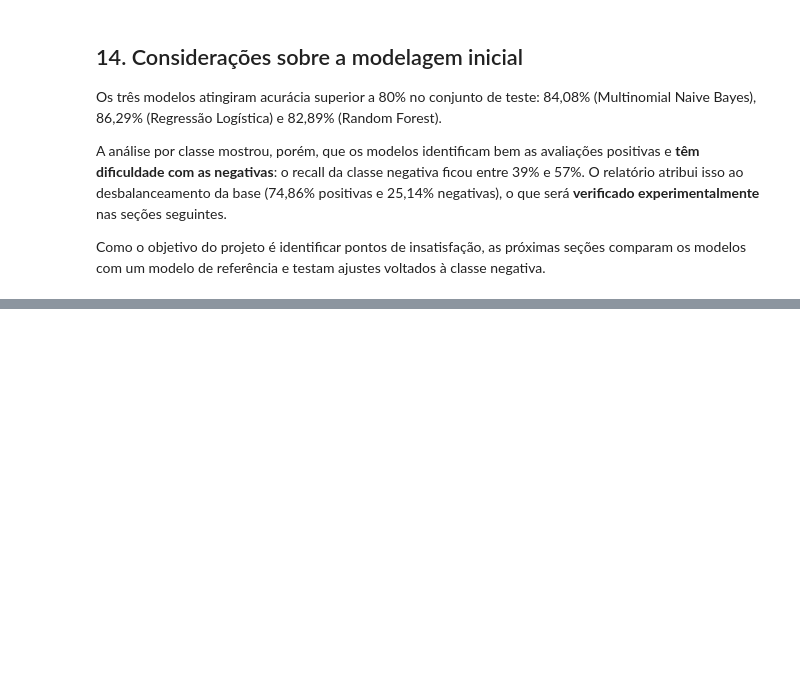
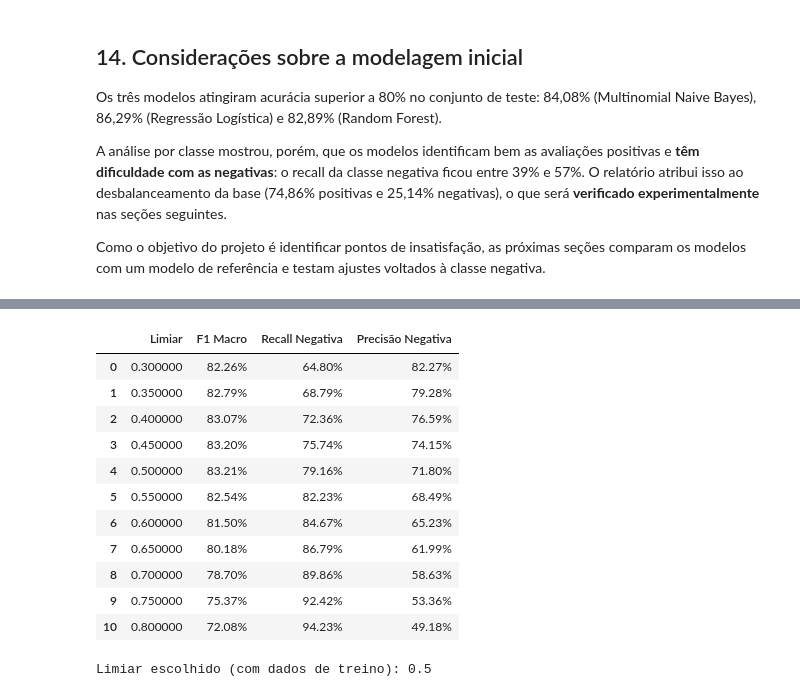
Before and after one commit to marcosaraujoCL/projeto-aplicado-II-classificacoes-avaliacoes, a Jupyter notebook: Notebooks/02_modelagem_avaliacao.ipynb, the cells around one changed output, grey strips where cells are left out. Saved outputs shown, nothing was run; the diff lists cells and outputs as text; code cells hidden in the pictures; blank space fills up the shorter version.

```diff
--- a/Notebooks/02_modelagem_avaliacao.ipynb
+++ b/Notebooks/02_modelagem_avaliacao.ipynb
@@ -508,0 +667,35 @@ Como o objetivo do projeto é identificar pontos de insatisfação, as próximas
+# %%
+melhor_lr = gs_lr.best_estimator_
+
+proba_cv = cross_val_predict(melhor_lr, X_treino, y_treino, cv=skf,
+                             method="predict_proba")[:, 1]
+
+linhas = []
+for limiar in np.arange(0.30, 0.81, 0.05):
+    prev = (proba_cv >= limiar).astype(int)
+    linhas.append({
+        "Limiar": round(float(limiar), 2),
+        "F1 Macro": f1_score(y_treino, prev, average="macro"),
+        "Recall Negativa": recall_score(y_treino, prev, pos_label=0),
+        "Precisão Negativa": precision_score(y_treino, prev, pos_label=0, zero_division=0),
+    })
+
+tabela_limiar = pd.DataFrame(linhas)
+display(tabela_limiar.style.format({c: "{:.2%}" for c in tabela_limiar.columns if c != "Limiar"}))
+
+limiar_escolhido = float(tabela_limiar.loc[tabela_limiar["F1 Macro"].idxmax(), "Limiar"])
+print("Limiar escolhido (com dados de treino):", limiar_escolhido)
+# %% [output]
+|  | Limiar | F1 Macro | Recall Negativa | Precisão Negativa |
+| 0 | 0.300000 | 82.26% | 64.80% | 82.27% |
+| 1 | 0.350000 | 82.79% | 68.79% | 79.28% |
+| 2 | 0.400000 | 83.07% | 72.36% | 76.59% |
+| 3 | 0.450000 | 83.20% | 75.74% | 74.15% |
+| 4 | 0.500000 | 83.21% | 79.16% | 71.80% |
+| 5 | 0.550000 | 82.54% | 82.23% | 68.49% |
+| 6 | 0.600000 | 81.50% | 84.67% | 65.23% |
+| 7 | 0.650000 | 80.18% | 86.79% | 61.99% |
+| 8 | 0.700000 | 78.70% | 89.86% | 58.63% |
+| 9 | 0.750000 | 75.37% | 92.42% | 53.36% |
+| 10 | 0.800000 | 72.08% | 94.23% | 49.18% |
+Limiar escolhido (com dados de treino): 0.5
```
Also changed, not shown: parts of 13 cells of this notebook, 2 other files.
